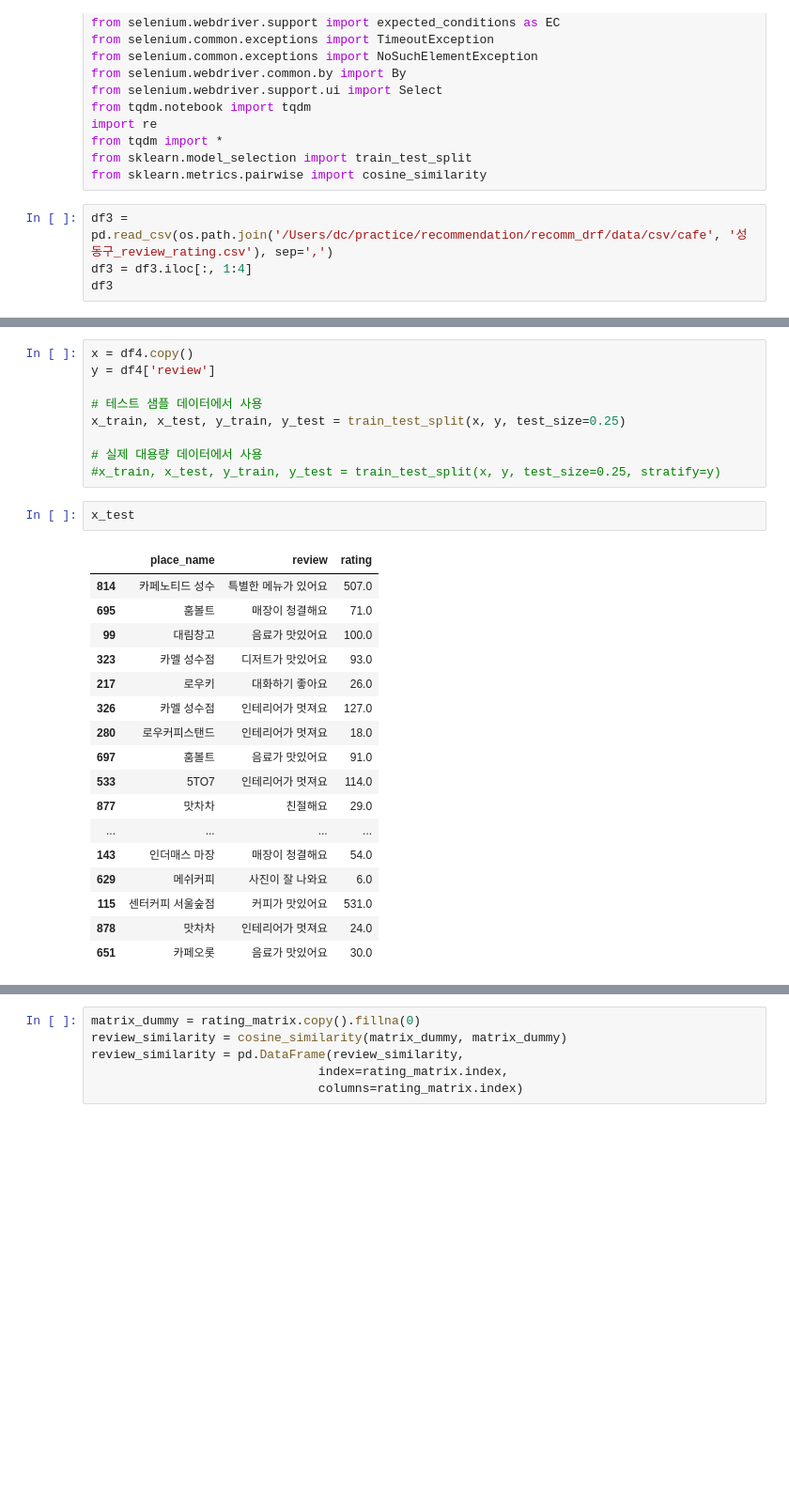
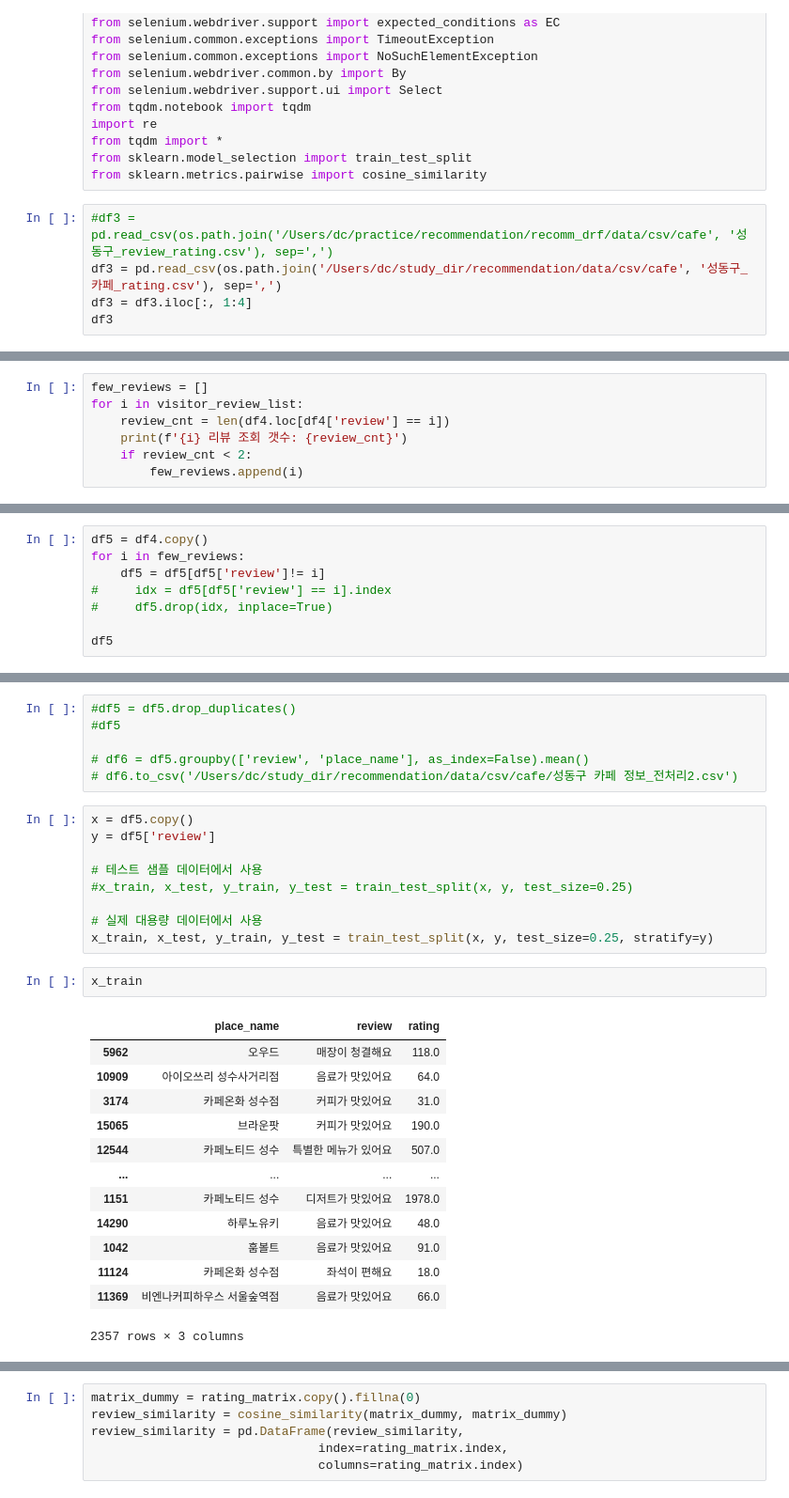
Before and after one commit to DongChanLee/recommendation, a Jupyter notebook: test_dataframe.ipynb, the cells around one changed output, grey strips where cells are left out. Shown at 94% size. Saved outputs shown, nothing was run; the diff lists cells and outputs as text; blank space fills up the shorter version.

```diff
--- a/test_dataframe.ipynb
+++ b/test_dataframe.ipynb
@@ -514,7 +512,8 @@ from tqdm import *
 from sklearn.model_selection import train_test_split
 from sklearn.metrics.pairwise import cosine_similarity
 # %%
-df3 = pd.read_csv(os.path.join('/Users/dc/practice/recommendation/recomm_drf/data/csv/cafe', '성동구_review_rating.csv'), sep=',')
+#df3 = pd.read_csv(os.path.join('/Users/dc/practice/recommendation/recomm_drf/data/csv/cafe', '성동구_review_rating.csv'), sep=',')
+df3 = pd.read_csv(os.path.join('/Users/dc/study_dir/recommendation/data/csv/cafe', '성동구_카페_rating.csv'), sep=',')
 df3 = df3.iloc[:, 1:4]
 df3
 # %% [output]
@@ -550,0 +550,7 @@ df4
+# %%
+few_reviews = []
+for i in visitor_review_list:
+    review_cnt = len(df4.loc[df4['review'] == i])
+    print(f'{i} 리뷰 조회 갯수: {review_cnt}')
+    if review_cnt < 2:
+        few_reviews.append(i)
@@ -550,0 +579,8 @@ df4
+# %%
+df5 = df4.copy()
+for i in few_reviews:
+    df5 = df5[df5['review']!= i]
+#     idx = df5[df5['review'] == i].index
+#     df5.drop(idx, inplace=True)
+
+df5
@@ -551,29 +622,31 @@ df4
+# %%
+#df5 = df5.drop_duplicates()
+#df5
+
+# df6 = df5.groupby(['review', 'place_name'], as_index=False).mean()
+# df6.to_csv('/Users/dc/study_dir/recommendation/data/csv/cafe/성동구 카페 정보_전처리2.csv')
 # %%
-x = df4.copy()
-y = df4['review']
+x = df5.copy()
+y = df5['review']
 
 # 테스트 샘플 데이터에서 사용
-x_train, x_test, y_train, y_test = train_test_split(x, y, test_size=0.25)
+#x_train, x_test, y_train, y_test = train_test_split(x, y, test_size=0.25)
 
 # 실제 대용량 데이터에서 사용
-#x_train, x_test, y_train, y_test = train_test_split(x, y, test_size=0.25, stratify=y)
+x_train, x_test, y_train, y_test = train_test_split(x, y, test_size=0.25, stratify=y)
 # %%
-x_test
+x_train
 # %% [output]
 |  | place_name | review | rating |
-| 814 | 카페노티드 성수 | 특별한 메뉴가 있어요 | 507.0 |
-| 695 | 훔볼트 | 매장이 청결해요 | 71.0 |
-| 99 | 대림창고 | 음료가 맛있어요 | 100.0 |
-| 323 | 카멜 성수점 | 디저트가 맛있어요 | 93.0 |
-| 217 | 로우키 | 대화하기 좋아요 | 26.0 |
-| 326 | 카멜 성수점 | 인테리어가 멋져요 | 127.0 |
-| 280 | 로우커피스탠드 | 인테리어가 멋져요 | 18.0 |
-| 697 | 훔볼트 | 음료가 맛있어요 | 91.0 |
-| 533 | 5TO7 | 인테리어가 멋져요 | 114.0 |
-| 877 | 맛차차 | 친절해요 | 29.0 |
+| 5962 | 오우드 | 매장이 청결해요 | 118.0 |
+| 10909 | 아이오쓰리 성수사거리점 | 음료가 맛있어요 | 64.0 |
+| 3174 | 카페온화 성수점 | 커피가 맛있어요 | 31.0 |
+| 15065 | 브라운팟 | 커피가 맛있어요 | 190.0 |
+| 12544 | 카페노티드 성수 | 특별한 메뉴가 있어요 | 507.0 |
 | ... | ... | ... | ... |
-| 143 | 인더매스 마장 | 매장이 청결해요 | 54.0 |
-| 629 | 메쉬커피 | 사진이 잘 나와요 | 6.0 |
-| 115 | 센터커피 서울숲점 | 커피가 맛있어요 | 531.0 |
-| 878 | 맛차차 | 인테리어가 멋져요 | 24.0 |
-| 651 | 카페오롯 | 음료가 맛있어요 | 30.0 |
+| 1151 | 카페노티드 성수 | 디저트가 맛있어요 | 1978.0 |
+| 14290 | 하루노유키 | 음료가 맛있어요 | 48.0 |
+| 1042 | 훔볼트 | 음료가 맛있어요 | 91.0 |
+| 11124 | 카페온화 성수점 | 좌석이 편해요 | 18.0 |
+| 11369 | 비엔나커피하우스 서울숲역점 | 음료가 맛있어요 | 66.0 |
+2357 rows × 3 columns
```
Also changed, not shown: parts of 22 cells of this notebook, 53 other files.
